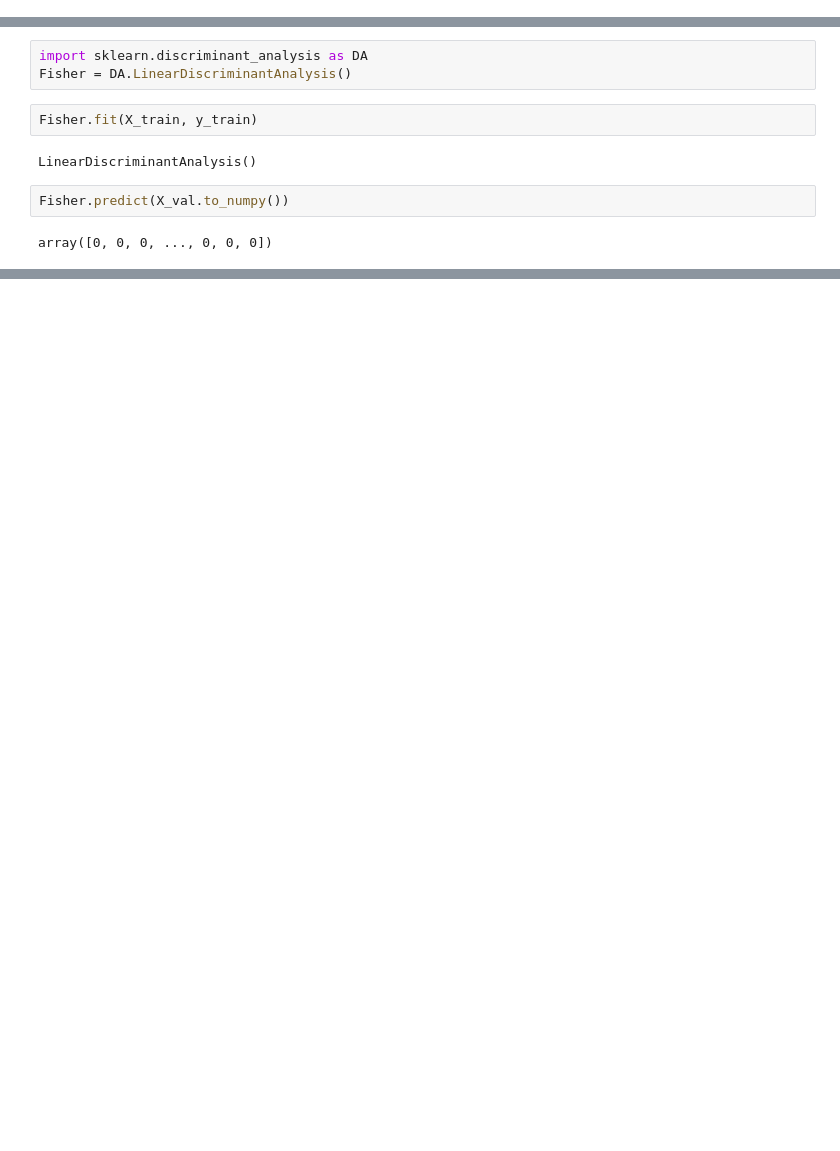
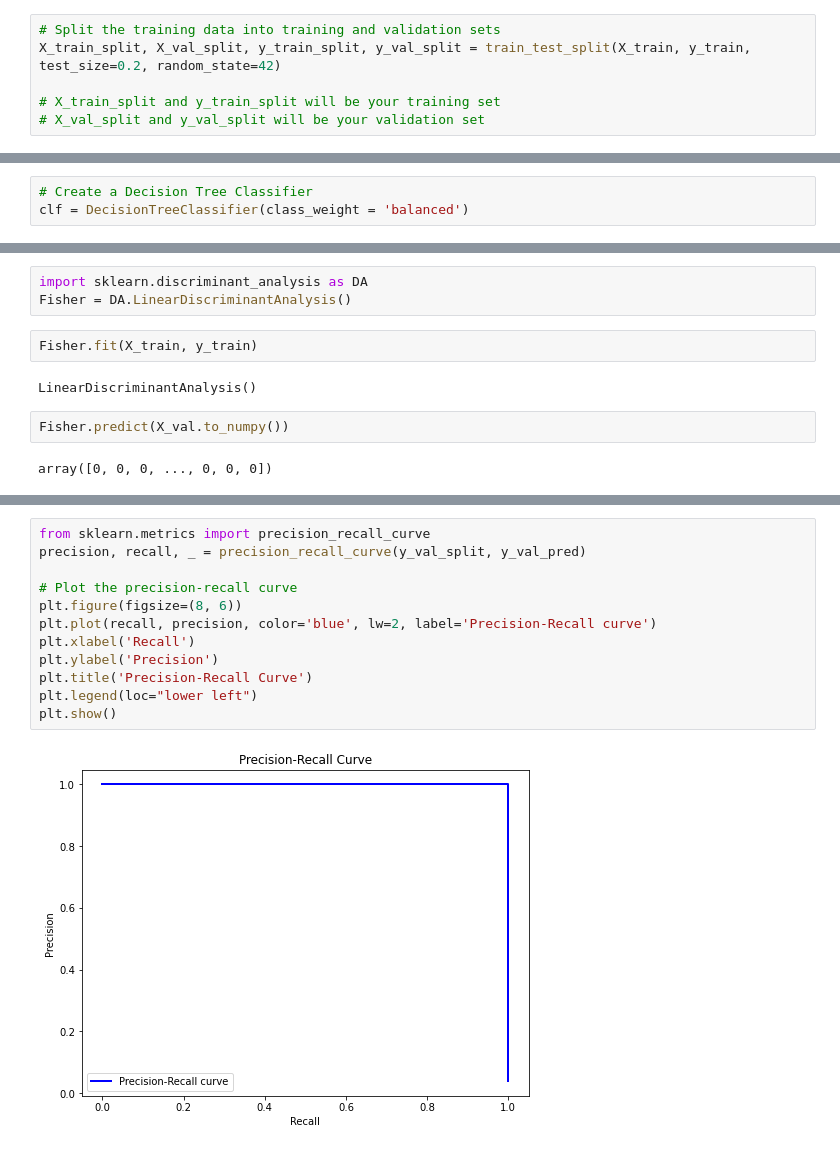
Before and after one commit to randolphwanjiru/DSP4380, a Jupyter notebook: Tabular/Customer Satisification Project Submission.ipynb, the cells around one changed output, grey strips where cells are left out. Cells and saved outputs as stored; diff of their text form; blank space fills up the shorter version.

```diff
--- a/Tabular/Customer Satisification Project Submission.ipynb
+++ b/Tabular/Customer Satisification Project Submission.ipynb
@@ -283,0 +237,6 @@ Algorithm histogram
+# %%
+# Split the training data into training and validation sets
+X_train_split, X_val_split, y_train_split, y_val_split = train_test_split(X_train, y_train, test_size=0.2, random_state=42)
+
+# X_train_split and y_train_split will be your training set
+# X_val_split and y_val_split will be your validation set
@@ -283,0 +294,3 @@ Algorithm histogram
+# %%
+# Create a Decision Tree Classifier
+clf = DecisionTreeClassifier(class_weight = 'balanced')
@@ -309,0 +357,14 @@ plt.show()
+# %%
+from sklearn.metrics import precision_recall_curve
+precision, recall, _ = precision_recall_curve(y_val_split, y_val_pred)
+
+# Plot the precision-recall curve
+plt.figure(figsize=(8, 6))
+plt.plot(recall, precision, color='blue', lw=2, label='Precision-Recall curve')
+plt.xlabel('Recall')
+plt.ylabel('Precision')
+plt.title('Precision-Recall Curve')
+plt.legend(loc="lower left")
+plt.show()
+# %% [output]
+[figure, added]
```
Also changed, not shown: parts of 34 cells of this notebook.
